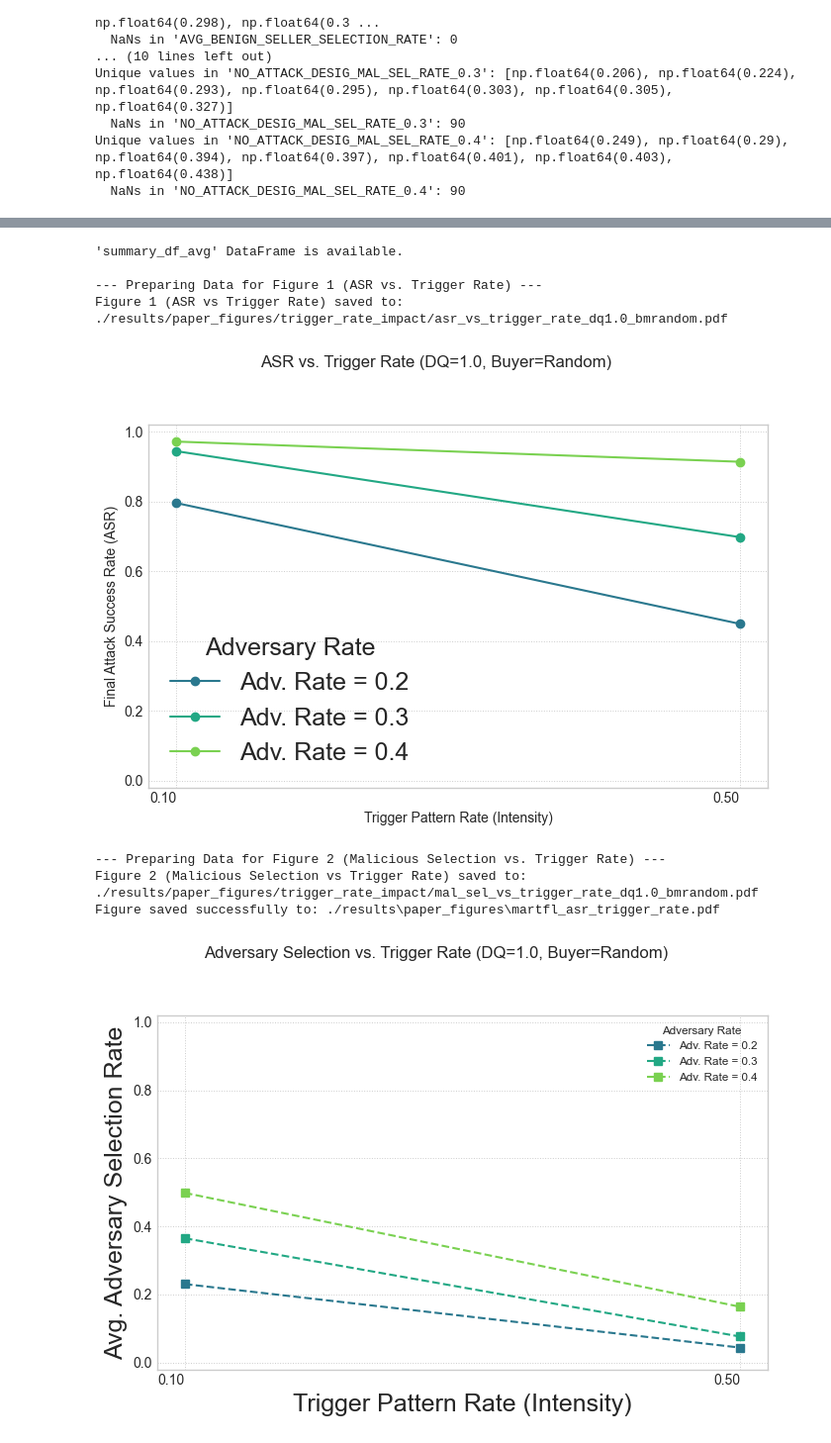
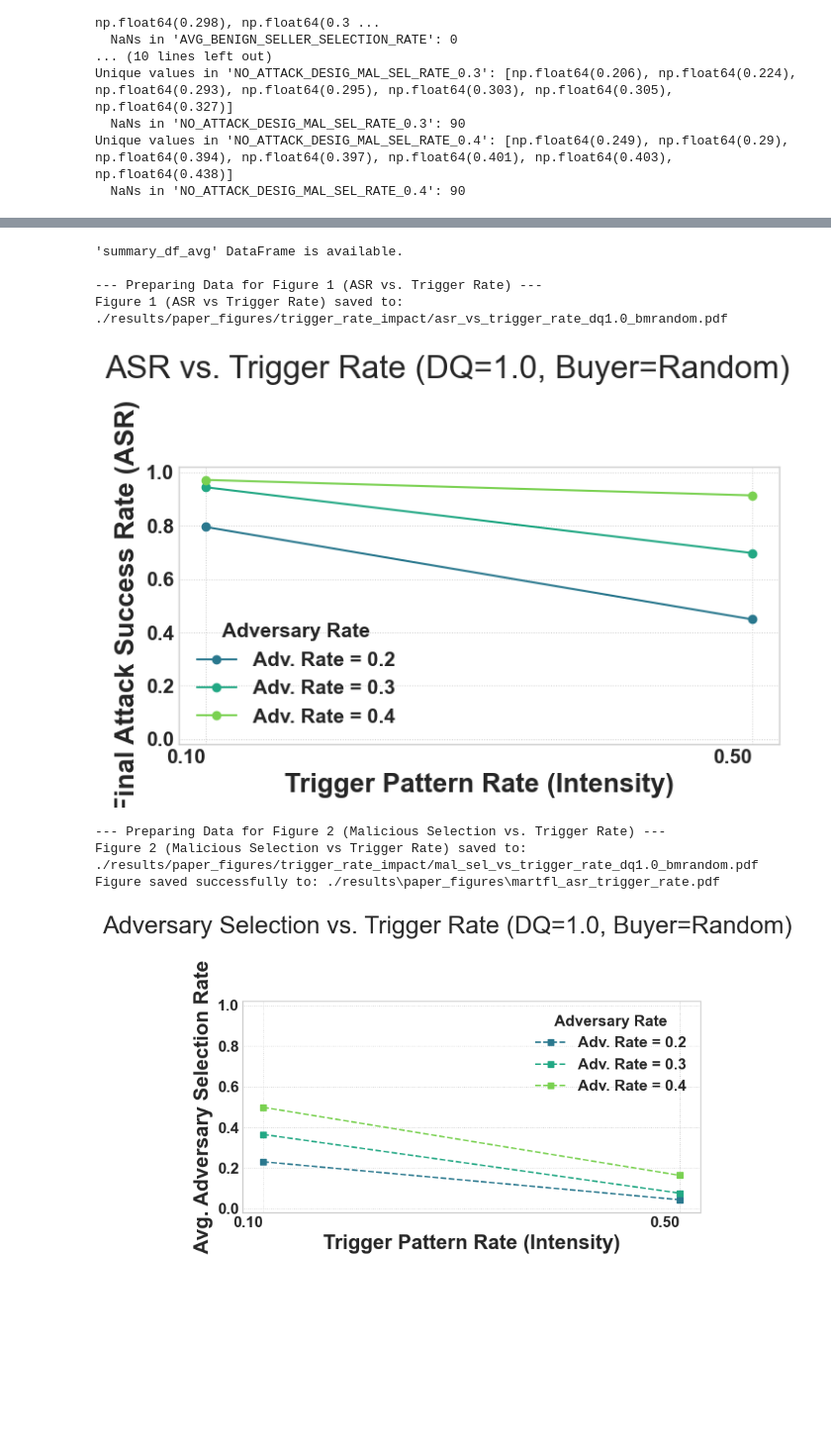
Before and after one commit to szyszyzys/poison_data_valuation, a Jupyter notebook: visual_results.ipynb, the cells around one changed output, grey strips where cells are left out. Shown at 99% size. Cells and saved outputs as stored; diff of their text form; code cells hidden in the pictures; blank space fills up the shorter version.

```diff
--- a/visual_results.ipynb
+++ b/visual_results.ipynb
@@ -1920,7 +1802,7 @@ if 'summary_df_avg' in locals() and not summary_df_avg.empty:
             LEGEND_FONT_SIZE = 10; LEGEND_TITLE_FONT_SIZE = 11
             LINE_WIDTH = 2.2; MARKER_SIZE = 7
 
-            fig, ax = plt.subplots(figsize=(7.5, 5.0))
+            fig, ax = plt.subplots()
 
             # Define visual properties for the 3 main conditions
             colors = {
@@ -1973,8 +1855,8 @@ if 'summary_df_avg' in locals() and not summary_df_avg.empty:
                 else: print(f"No data or all NaN for Mimicry Backdoor for {rounds_col_to_plot}")
 
 
-            ax.set_xlabel('Adversary Rate (Backdoor Attack)', fontsize=AXIS_LABEL_FONT_SIZE)
-            ax.set_ylabel(f'Rounds to Reach {TARGET_ACC_VALUE*100:.0f}% Accuracy', fontsize=AXIS_LABEL_FONT_SIZE)
+            ax.set_xlabel('Adversary Rate (Backdoor Attack)')
+            ax.set_ylabel(f'Rounds to Reach {TARGET_ACC_VALUE*100:.0f}% Accuracy')
             ax.tick_params(axis='both', which='major', labelsize=TICK_LABEL_FONT_SIZE, pad=6)
 
             # Dynamic Y-axis limit based on data, ensuring 0 is the bottom if no negative values.
@@ -1999,11 +1881,9 @@ if 'summary_df_avg' in locals() and not summary_df_avg.empty:
 
             if legend_elements_speed:
                 ax.legend(handles=legend_elements_speed, title='Attack Condition (Convergence Speed)',
-                          fontsize=LEGEND_FONT_SIZE, title_fontsize=LEGEND_TITLE_FONT_SIZE,
                           loc='best', frameon=True, edgecolor='lightgray')
 
-            fig.suptitle(f'{current_aggregation_method}: Attack Impact on Convergence Speed to {TARGET_ACC_VALUE*100:.0f}% Acc.',
-                         fontsize=TITLE_FONT_SIZE, y=0.99, fontweight='bold')
+            fig.suptitle(f'{current_aggregation_method}: Attack Impact on Convergence Speed to {TARGET_ACC_VALUE*100:.0f}% Acc.', y=0.99, fontweight='bold')
             plt.tight_layout(rect=[0, 0, 1, 0.95])
             plt.show()
         else:
@@ -2071,7 +1951,7 @@ if 'summary_df_avg' in locals() and not summary_df_avg.empty:
             LEGEND_FONT_SIZE = 10; LEGEND_TITLE_FONT_SIZE = 11
             LINE_WIDTH = 2.2; MARKER_SIZE = 7
 
-            fig, ax = plt.subplots(figsize=(7.5, 5.0)) # Single panel plot
+            fig, ax = plt.subplots() # Single panel plot
 
             # Define visual properties for buyer_data_mode
             # Using more distinct colors now
@@ -2101,8 +1981,8 @@ if 'summary_df_avg' in locals() and not summary_df_avg.empty:
                     print(f"Warning: Unexpected buyer_data_mode '{mode}' found. Skipping its ASR line.")
 
 
-            ax.set_xlabel('Adversary Rate (Backdoor Attack)', fontsize=AXIS_LABEL_FONT_SIZE)
-            ax.set_ylabel('Final Attack Success Rate (ASR)', fontsize=AXIS_LABEL_FONT_SIZE)
+            ax.set_xlabel('Adversary Rate (Backdoor Attack)',)
+            ax.set_ylabel('Final Attack Success Rate (ASR)',)
             ax.tick_params(axis='both', which='major', labelsize=TICK_LABEL_FONT_SIZE, pad=6)
             ax.set_ylim(-0.02, 1.02) # ASR is 0-1
 
@@ -2118,12 +1998,9 @@ if 'summary_df_avg' in locals() and not summary_df_avg.empty:
             if legend_elements_asr:
                 ax.legend(handles=legend_elements_asr,
                            title='Buyer Baseline Type',
-                           title_fontsize=LEGEND_TITLE_FONT_SIZE,
-                           fontsize=LEGEND_FONT_SIZE,
                            loc='best', frameon=True, edgecolor='lightgray') # 'best' or 'lower right' often good for ASR
 
-            fig.suptitle(f'{current_aggregation_method}: Backdoor ASR by Buyer Baseline Quality',
-                         fontsize=TITLE_FONT_SIZE, y=0.98, fontweight='bold')
+            fig.suptitle(f'{current_aggregation_method}: Backdoor ASR by Buyer Baseline Quality', y=0.98, fontweight='bold')
             plt.tight_layout(rect=[0, 0, 1, 0.95])
             # plt.savefig(f"{current_aggregation_method}_asr_vs_buyer_baseline.pdf", bbox_inches='tight')
             plt.show()
@@ -2668,13 +2580,12 @@ df_fig1_avg = get_averaged_data(
 )
 
 # --- Plotting FIGURE 1: ASR vs. Trigger Rate ---
-TICK_LABEL_FONT_SIZE = 10
 plt.style.use('seaborn-v0_8-whitegrid')
 palette = sns.color_palette("viridis", n_colors=len(ADV_RATES_TO_PLOT_AS_LINES)) # Or "mako", "rocket"
 
 
 if not df_fig1_avg.empty and metric_for_fig1 in df_fig1_avg.columns:
-    fig1, ax1 = plt.subplots(figsize=(7, 5))
+    fig1, ax1 = plt.subplots()
 
     for i, adv_rate in enumerate(ADV_RATES_TO_PLOT_AS_LINES):
         data_for_line = df_fig1_avg[df_fig1_avg['ADV_RATE'] == adv_rate]
@@ -2692,10 +2603,10 @@ if not df_fig1_avg.empty and metric_for_fig1 in df_fig1_avg.columns:
     unique_trigger_rates_plot1 = sorted(df_fig1_avg['TRIGGER_RATE'].unique())
     if unique_trigger_rates_plot1:
         ax1.set_xticks(ticks=unique_trigger_rates_plot1)
-        ax1.set_xticklabels(labels=[f'{tr:.2f}' for tr in unique_trigger_rates_plot1], fontsize=TICK_LABEL_FONT_SIZE, rotation=0, ha="right")
+        ax1.set_xticklabels(labels=[f'{tr:.2f}' for tr in unique_trigger_rates_plot1], rotation=0, ha="right")
 
-    ax1.legend(title='Adversary Rate', loc='best', fontsize='small', title_fontsize='small')
-    fig1.suptitle(f'ASR vs. Trigger Rate (DQ={FIXED_DISCOVERY_QUALITY:.1f}, Buyer={FIXED_BUYER_MODE.capitalize()})', fontsize=12, y=0.98)
+    ax1.legend(title='Adversary Rate', loc='best', )
+    fig1.suptitle(f'ASR vs. Trigger Rate (DQ={FIXED_DISCOVERY_QUALITY:.1f}, Buyer={FIXED_BUYER_MODE.capitalize()})', y=0.98)
     plt.tight_layout(rect=[0, 0, 1, 0.93])
     try:
         plt.savefig(FILENAME_ASR_VS_TRIGGER, bbox_inches='tight', dpi=300)
@@ -2718,7 +2629,7 @@ df_fig2_avg = get_averaged_data(
 
 # --- Plotting FIGURE 2: Malicious Selection Rate vs. Trigger Rate ---
 if not df_fig2_avg.empty and metric_for_fig2 in df_fig2_avg.columns:
-    fig2, ax2 = plt.subplots(figsize=(7, 5))
+    fig2, ax2 = plt.subplots()
 
     for i, adv_rate in enumerate(ADV_RATES_TO_PLOT_AS_LINES):
         data_for_line = df_fig2_avg[df_fig2_avg['ADV_RATE'] == adv_rate]
@@ -2730,38 +2641,38 @@ if not df_fig2_avg.empty and metric_for_fig2 in df_fig2_avg.columns:
     ax2.set_xlabel('Trigger Pattern Rate (Intensity)')
     ax2.set_ylabel('Avg. Adversary Selection Rate')
     ax2.grid(True, linestyle=':', linewidth=0.7)
     ax2.set_ylim(bottom=-0.02, top=1.02) # Selection rate is also 0-1
 
     unique_trigger_rates_plot2 = sorted(df_fig2_avg['TRIGGER_RATE'].unique())
     if unique_trigger_rates_plot2:
         ax2.set_xticks(ticks=unique_trigger_rates_plot2)
-        ax2.set_xticklabels(labels=[f'{tr:.2f}' for tr in unique_trigger_rates_plot2], fontsize=TICK_LABEL_FONT_SIZE, rotation=0, ha="right")
+        ax2.set_xticklabels(labels=[f'{tr:.2f}' for tr in unique_trigger_rates_plot2], rotation=0, ha="right")
 
-    ax2.legend(title='Adversary Rate', loc='best', fontsize='small', title_fontsize='small')
-    fig2.suptitle(f'Adversary Selection vs. Trigger Rate (DQ={FIXED_DISCOVERY_QUALITY:.1f}, Buyer={FIXED_BUYER_MODE.capitalize()})', fontsize=12, y=0.98)
+    ax2.legend(title='Adversary Rate', loc='best')
+    fig2.suptitle(f'Adversary Selection vs. Trigger Rate (DQ={FIXED_DISCOVERY_QUALITY:.1f}, Buyer={FIXED_BUYER_MODE.capitalize()})', y=0.98)
     plt.tight_layout(rect=[0, 0, 1, 0.93])
     try:
         plt.savefig(FILENAME_MAL_SEL_VS_TRIGGER, bbox_inches='tight', dpi=300)
         print(f"Figure 2 (Malicious Selection vs Trigger Rate) saved to: {FILENAME_MAL_SEL_VS_TRIGGER}")
     except Exception as e:
         print(f"Error saving Figure 2: {e}")
     save_figure_as_pdf(
         fig=fig2,
         output_directory=FIGURE_SAVE_DIR,
         base_filename="asr_trigger_rate", # Base name describing the plot
         current_aggregation_method=current_aggregation_method,
         # other_details=f"target{int(TARGET_ACCURACY_COC*100)}acc" # Example other detail
     )
     plt.show()
 else:
     print("Warning: Not enough averaged data for Figure 2 (Malicious Selection vs. Trigger Rate). Plot not generated.")
 # %% [output]
 'summary_df_avg' DataFrame is available.
 
 --- Preparing Data for Figure 1 (ASR vs. Trigger Rate) ---
 Figure 1 (ASR vs Trigger Rate) saved to: ./results/paper_figures/trigger_rate_impact/asr_vs_trigger_rate_dq1.0_bmrandom.pdf
-[figure, old version]
+[figure, new version]
 --- Preparing Data for Figure 2 (Malicious Selection vs. Trigger Rate) ---
 Figure 2 (Malicious Selection vs Trigger Rate) saved to: ./results/paper_figures/trigger_rate_impact/mal_sel_vs_trigger_rate_dq1.0_bmrandom.pdf
 Figure saved successfully to: ./results\paper_figures\martfl_asr_trigger_rate.pdf
-[figure, old version]
+[figure, new version]
```
Also changed, not shown: parts of 16 cells of this notebook, 2 other files.
